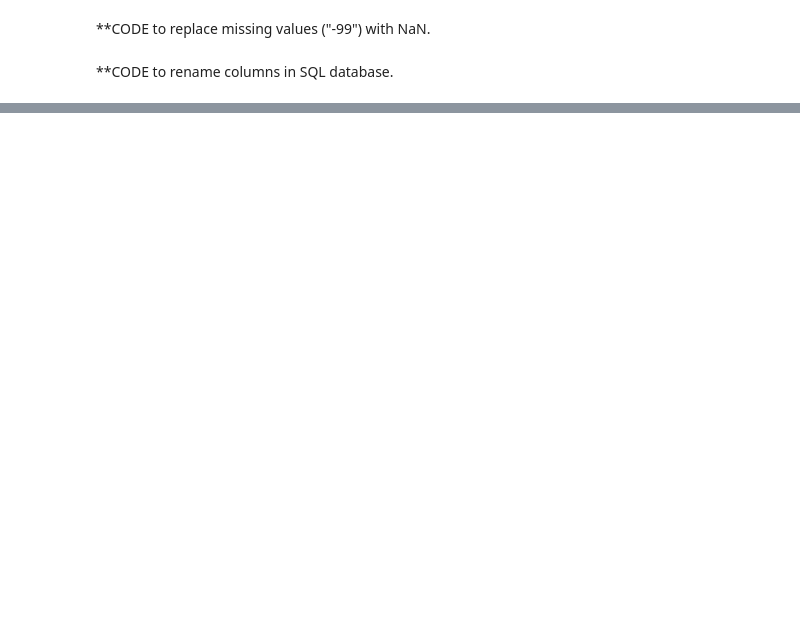
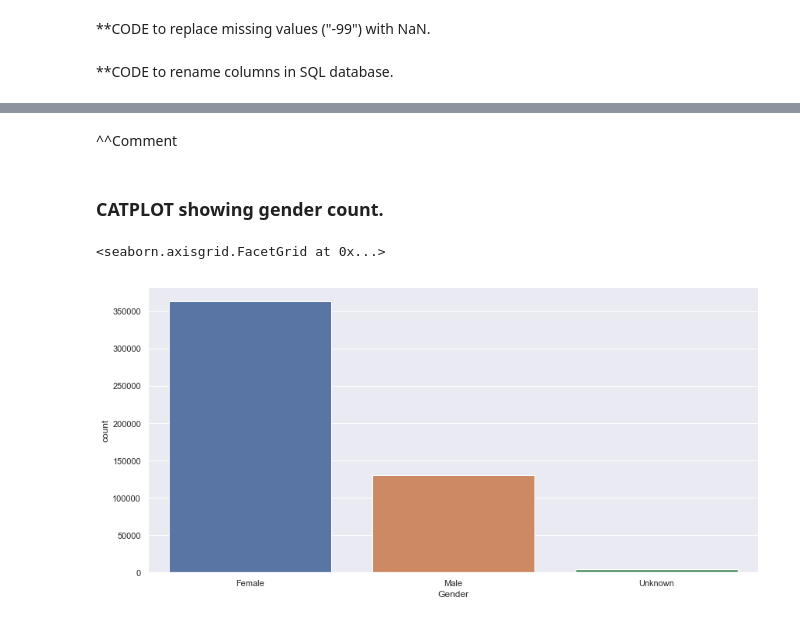
Before and after one commit to sitkadude/HUMAN_TRAFFICKING_PROJECT, a Jupyter notebook: PROject.ipynb, the cells around one changed output, grey strips where cells are left out. Cells and saved outputs as stored; diff of their text form; code cells hidden in the pictures; blank space fills up the shorter version.

```diff
--- a/PROject.ipynb
+++ b/PROject.ipynb
@@ -68,0 +114,15 @@ HTTPError: HTTP Error 404: Not Found
+# %% [markdown]
+^^Comment
+# %% [markdown]
+### CATPLOT showing gender count.
+# %%
+catplot(
+    x="Gender",
+    data=df,
+    kind="count",
+    height=6,
+    aspect=2,
+)
+# %% [output]
+<seaborn.axisgrid.FacetGrid at 0x...>
+[figure, added]
```
Also changed, not shown: parts of 31 cells of this notebook, 1 other file.
